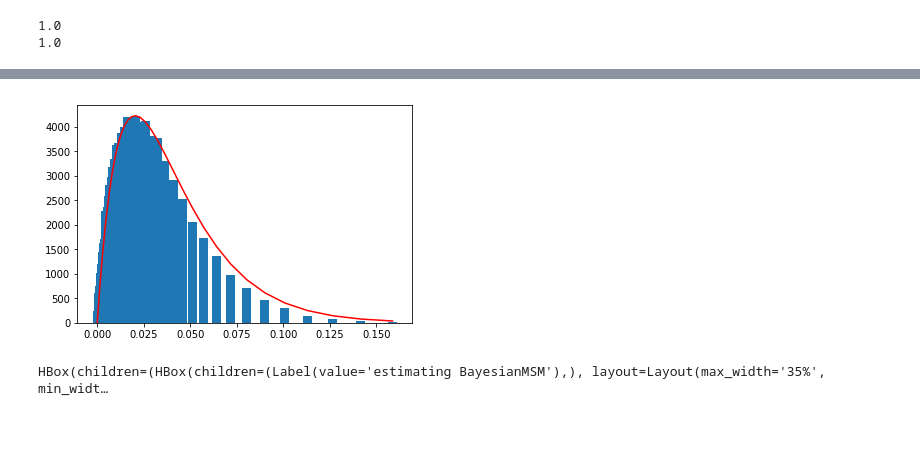
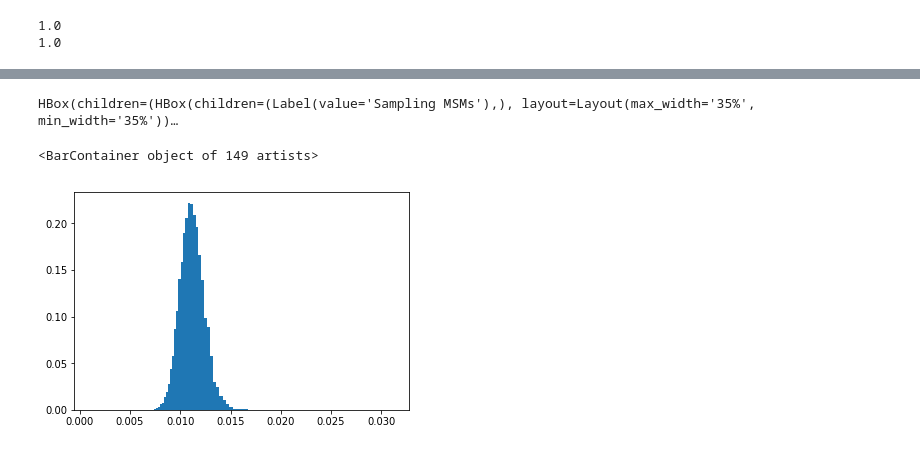
Before and after one commit to pelegs/msm, a Jupyter notebook: simulations/pyemma/single_transition/already_clustered/trajectory generated by transition matrix.ipynb, the cells around one changed output, grey strips where cells are left out. Drawn from its saved outputs; the diff is of its cells as text; code cells hidden in the pictures.

Commit message:
trans data

```diff
--- a/simulations/pyemma/single_transition/already_clustered/trajectory generated by transition matrix.ipynb
+++ b/simulations/pyemma/single_transition/already_clustered/trajectory generated by transition matrix.ipynb
@@ -10,9 +10,9 @@ from tqdm import tqdm_notebook
 <Figure size 432x288 with 0 Axes>
 # %%
 states = np.arange(0, 2, 1).astype(int)
-p11 = 0.99
-p12 = 1-p11
-p21 = 0.01
+p12 = 0.01
+p21 = 0.03
+p11 = 1-p12
 p22 = 1-p21
 T_matrix = np.array([[p11, p12],
                      [p21, p22]])
@@ -44,28 +103,16 @@ def theory(k, t0):
 # %%
-msm = pyemma.msm.bayesian_markov_model(data, 1, reversible=False,
-                                       nsamples=100000, conf=0.95, count_mode='effective',
-                                       mincount_connectivity=0, show_progress=False)
+msm = pyemma.msm.bayesian_markov_model(trajectory, 1, reversible=False,
+                                       nsamples=10000, conf=0.95, count_mode='effective',
+                                       mincount_connectivity=0, show_progress=True)
+# %% [output]
+HBox(children=(HBox(children=(Label(value='Sampling MSMs'),), layout=Layout(max_width='35%', min_width='35%'))…
 # %%
-n_bars = 250
-xmin, xmax = -13, -0.75
-bar_width = np.abs(xmax - xmin)/n_bars * 0.1
-
-bins = np.logspace(xmin, xmax, n_bars)
+xmin, xmax = -3, -1.5
+bins = np.logspace(xmin, xmax, 150)
 sample_rates = np.array(msm.sample_f('P'))[:,0,1]
 sample_rates_hist, bin_edges = np.histogram(sample_rates, bins=bins, normed=False)
-ks = np.array([theory(k, 49) for k in bins[:-1]])
 
-coeff = np.max(sample_rates_hist) / np.max(ks)
-
-plt.bar(bins[:-1], sample_rates_hist, width=bar_width)
-plt.plot(bins[:-1], ks*coeff, 'red')
-
-with open('single_transition_histogram.data', 'w') as f:
-    for b, h in zip(bins[:-1], sample_rates_hist):
-        f.write('{} {}\n'.format(b, h))
+plt.bar(bins[:-1], sample_rates_hist*(bins[1:]-bins[:-1]), bins[1:]-bins[:-1])
 # %% [output]
+<BarContainer object of 149 artists>
-[figure, old version]
+[figure, new version]
-# %%
-its_full = pyemma.msm.its(data, lags=np.linspace(1, 60, 20).astype(int), nits=1, errors='bayes')
-# %% [output]
-HBox(children=(HBox(children=(Label(value='estimating BayesianMSM'),), layout=Layout(max_width='35%', min_widt…
```
Also changed, not shown: parts of 12 cells of this notebook, 17 other files.
